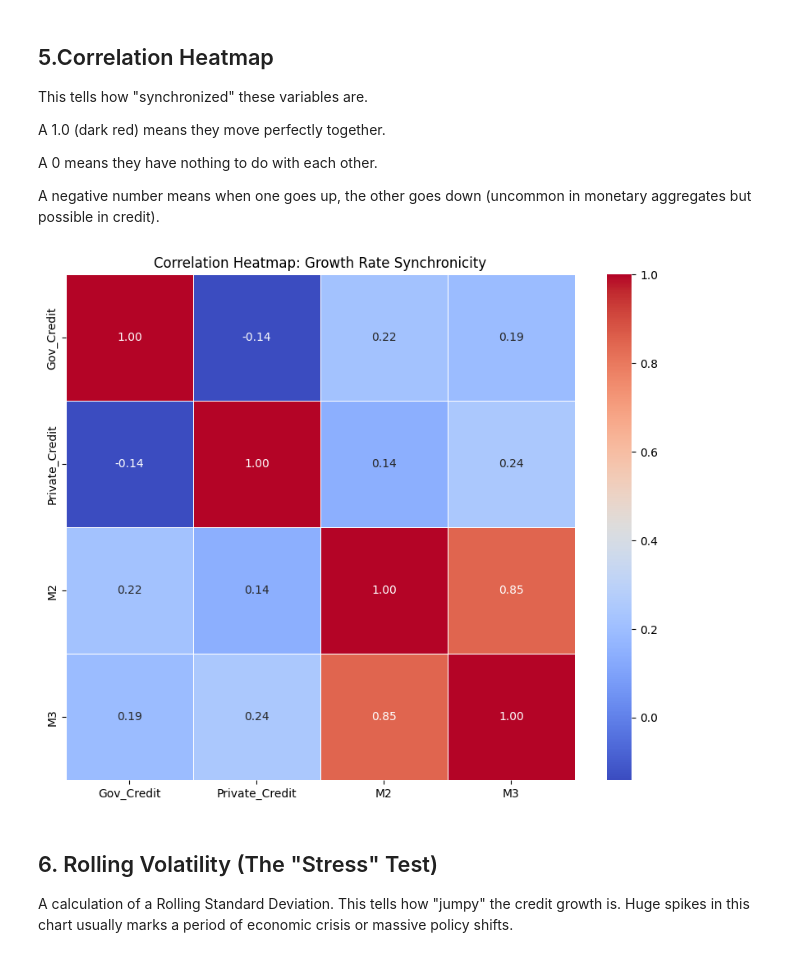
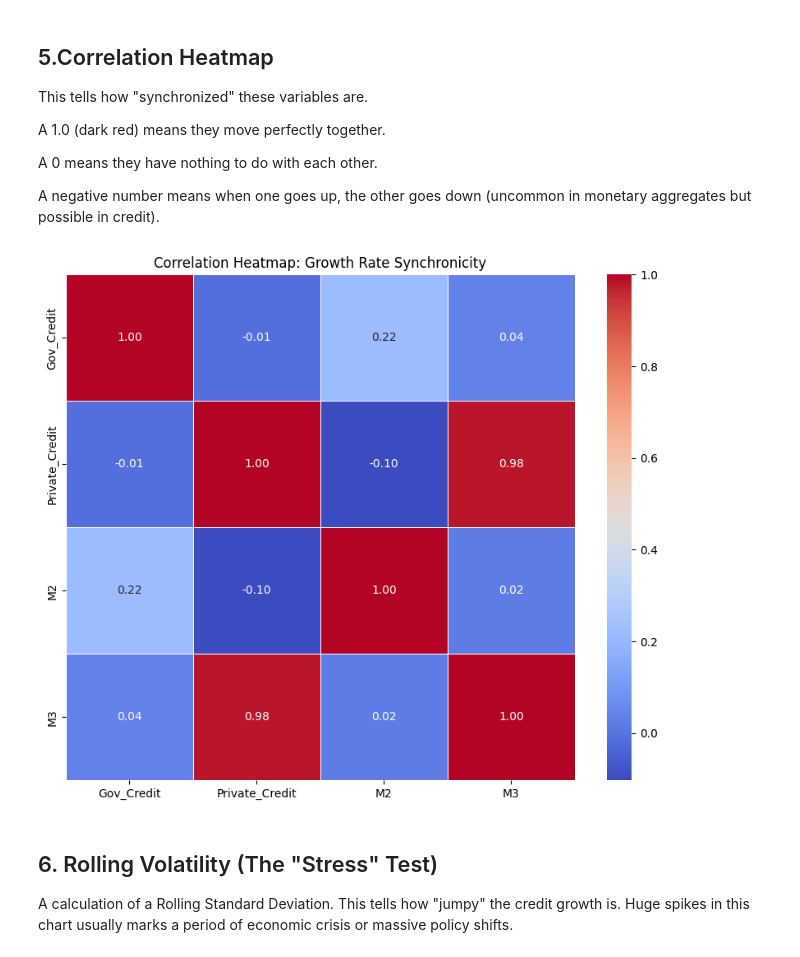
Before and after one commit to asaphray/cbk-macroeconomic-analysis, a Jupyter notebook: notebooks/python/03_monetary_analysis.ipynb, the cells around one changed output. Drawn from its saved outputs; the diff is of its cells as text; code cells hidden in the pictures.

```diff
--- a/notebooks/python/03_monetary_analysis.ipynb
+++ b/notebooks/python/03_monetary_analysis.ipynb
@@ -229,16 +229,16 @@ A negative number means when one goes up, the other goes down (uncommon in monet
 # %%
 import seaborn as sns
 
 plt.figure(figsize=(10, 8))
 # We calculate the correlation of the growth rates, not the absolute levels,
 # because absolute levels almost always trend up together (which can be misleading).
-correlation_matrix = monetary[['Gov_Credit', 'Private_Credit', 'M2', 'M3']].pct_change().corr()
+correlation_matrix = df_monetary[['Gov_Credit', 'Private_Credit', 'M2', 'M3']].pct_change().corr()
 
 sns.heatmap(correlation_matrix, annot=True, cmap='coolwarm', fmt=".2f", linewidths=0.5)
 plt.title('Correlation Heatmap: Growth Rate Synchronicity')
 plt.show()
 # %% [output]
-[figure, old version]
+[figure, new version]
 # %% [markdown]
 ## 6. Rolling Volatility (The "Stress" Test)
 A calculation of a Rolling Standard Deviation. This tells how "jumpy" the credit growth is. Huge spikes in this chart usually marks a period of economic crisis or massive policy shifts.
```
Also changed, not shown: parts of 8 cells of this notebook.
